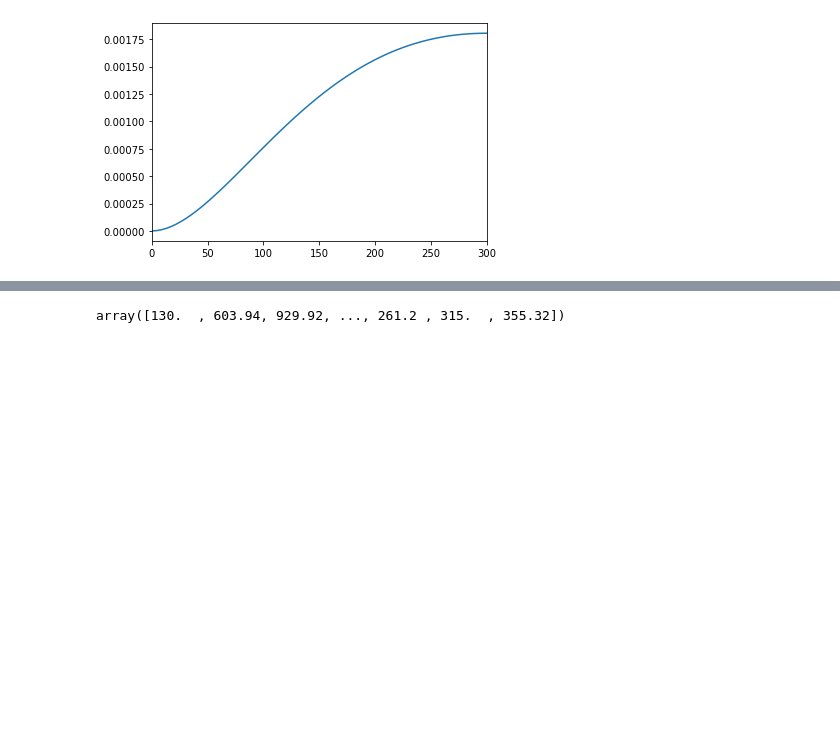
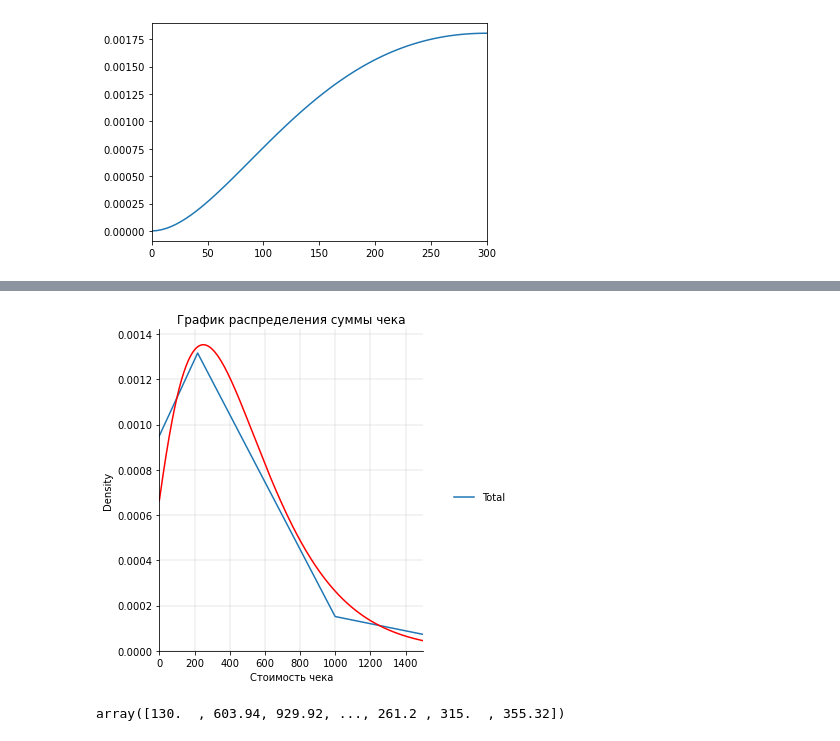
Before and after one commit to kattiia/Math_in_DS, a Jupyter notebook: Chi2/chi2.ipynb, the cells around one changed output, grey strips where cells are left out. Drawn from its saved outputs; the diff is of its cells as text; code cells hidden in the pictures; blank space fills up the shorter version.

```diff
--- a/Chi2/chi2.ipynb
+++ b/Chi2/chi2.ipynb
@@ -127,3 +127,14 @@ plt.xlim(0,300)
+# %%
+sns.displot(df_res, kind='kde')
+plt.plot (x, y2, color='red')
+plt.xlim(0,300)
+plt.title("График распределения суммы чека")
+plt.xlabel("Стоимость чека")
+plt.grid(linewidth=0.3)
+plt.xlim(0, 1500)
+plt.show()
+# %% [output]
+[figure, added]
 # %%
 a=np.array(df_res['Total'])
 a
```
Also changed, not shown: parts of 2 cells of this notebook.
